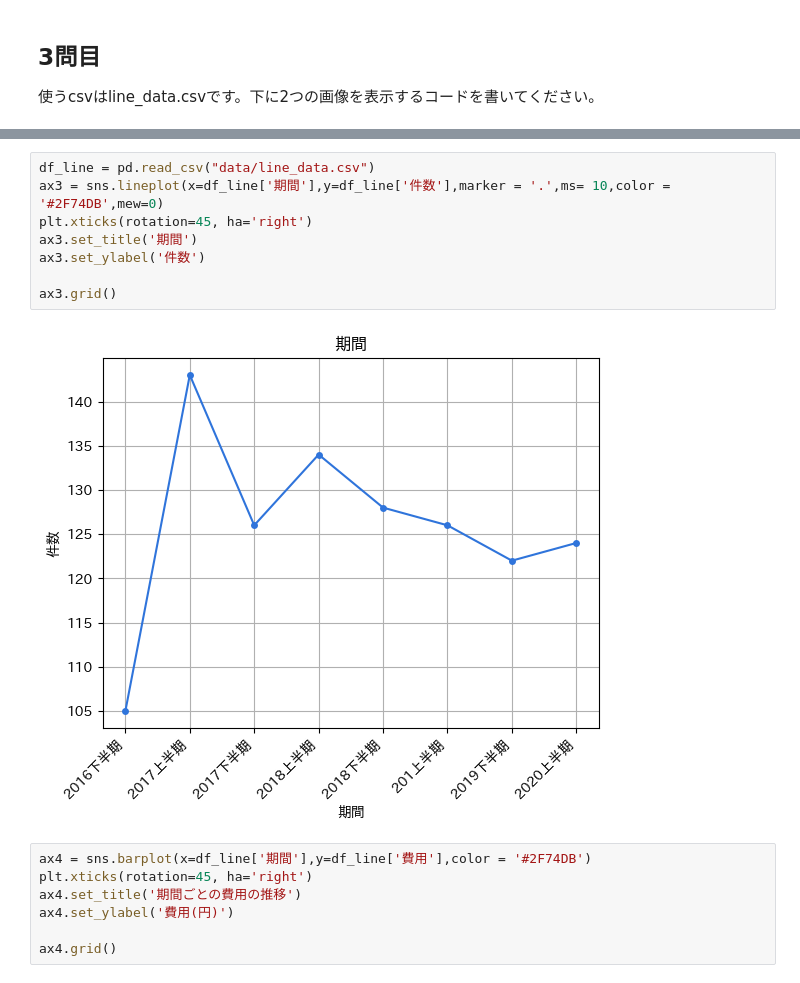
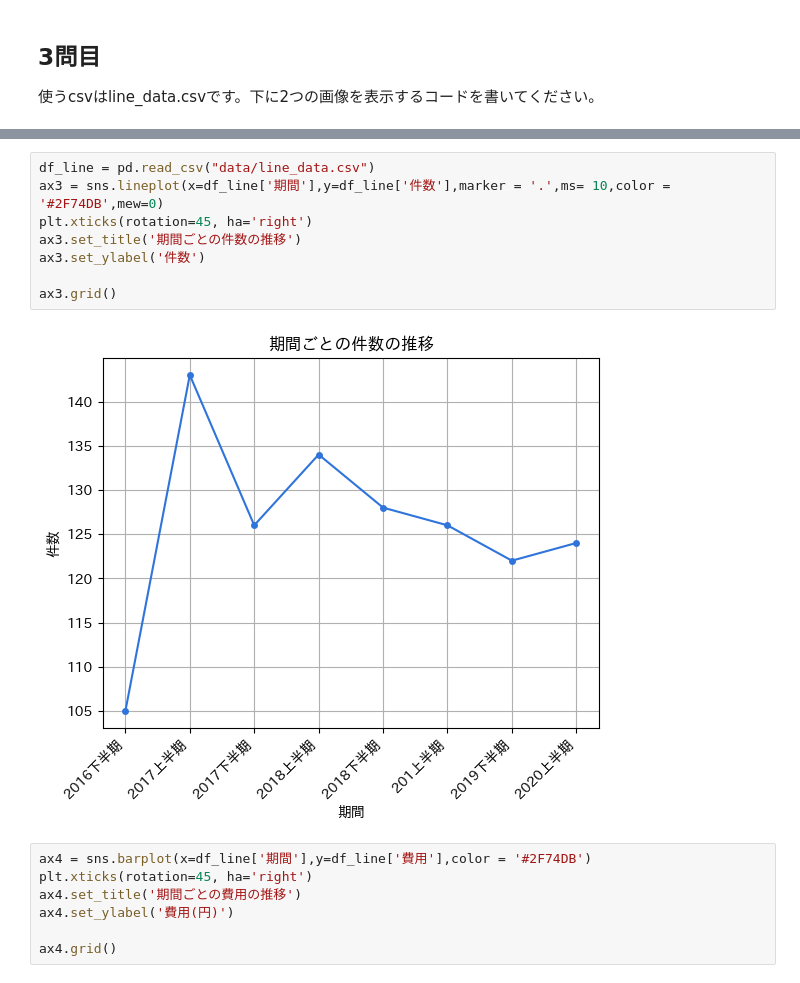
Before and after one commit to YuYuSlime/Basic-Python, a Jupyter notebook: matplotlib_exercise.ipynb, the cells around one changed output, grey strips where cells are left out. Cells and saved outputs as stored; diff of their text form.

```diff
--- a/matplotlib_exercise.ipynb
+++ b/matplotlib_exercise.ipynb
@@ -58,13 +58,13 @@ plt.show()
 # %%
 df_line = pd.read_csv("data/line_data.csv")
 ax3 = sns.lineplot(x=df_line['期間'],y=df_line['件数'],marker = '.',ms= 10,color = '#2F74DB',mew=0)
 plt.xticks(rotation=45, ha='right')
-ax3.set_title('期間')
+ax3.set_title('期間ごとの件数の推移')
 ax3.set_ylabel('件数')
 
 ax3.grid()
 # %% [output]
-[figure, old version]
+[figure, new version]
 # %%
 ax4 = sns.barplot(x=df_line['期間'],y=df_line['費用'],color = '#2F74DB')
 plt.xticks(rotation=45, ha='right')
```
